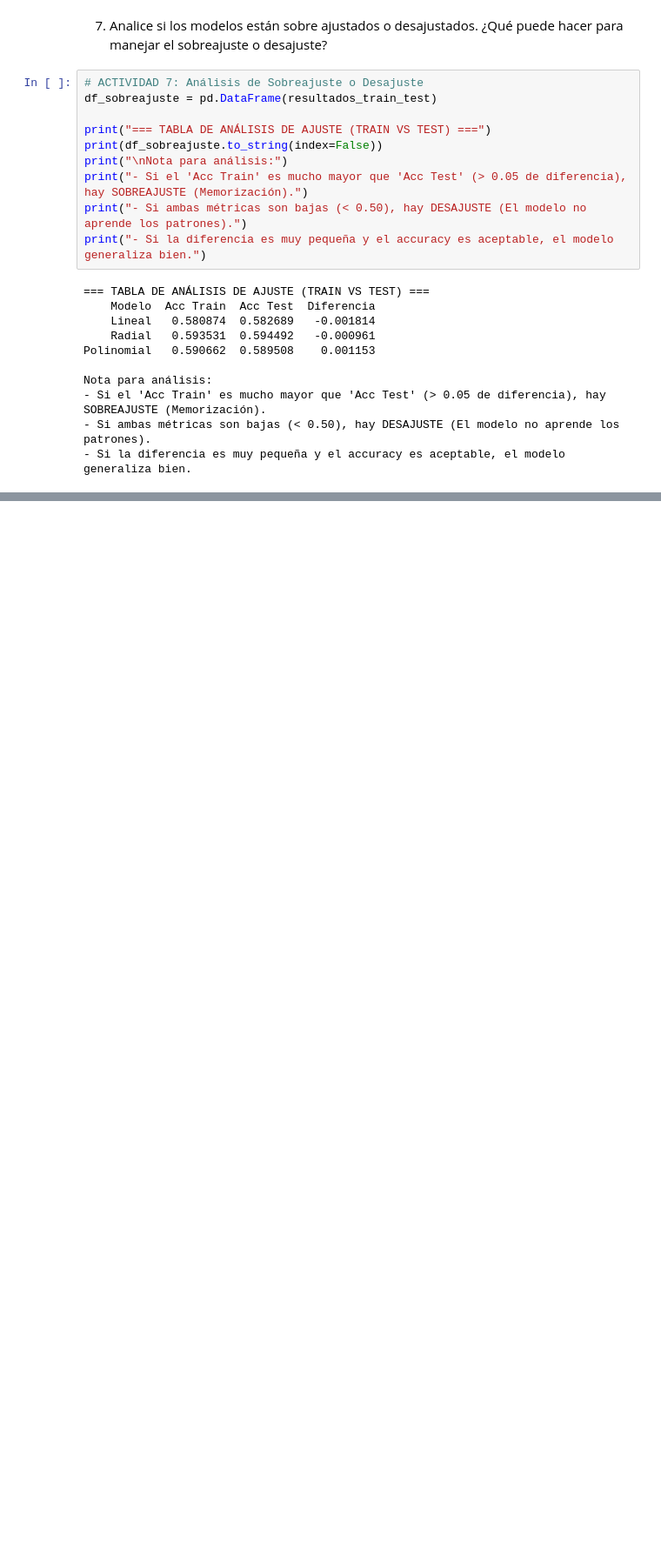
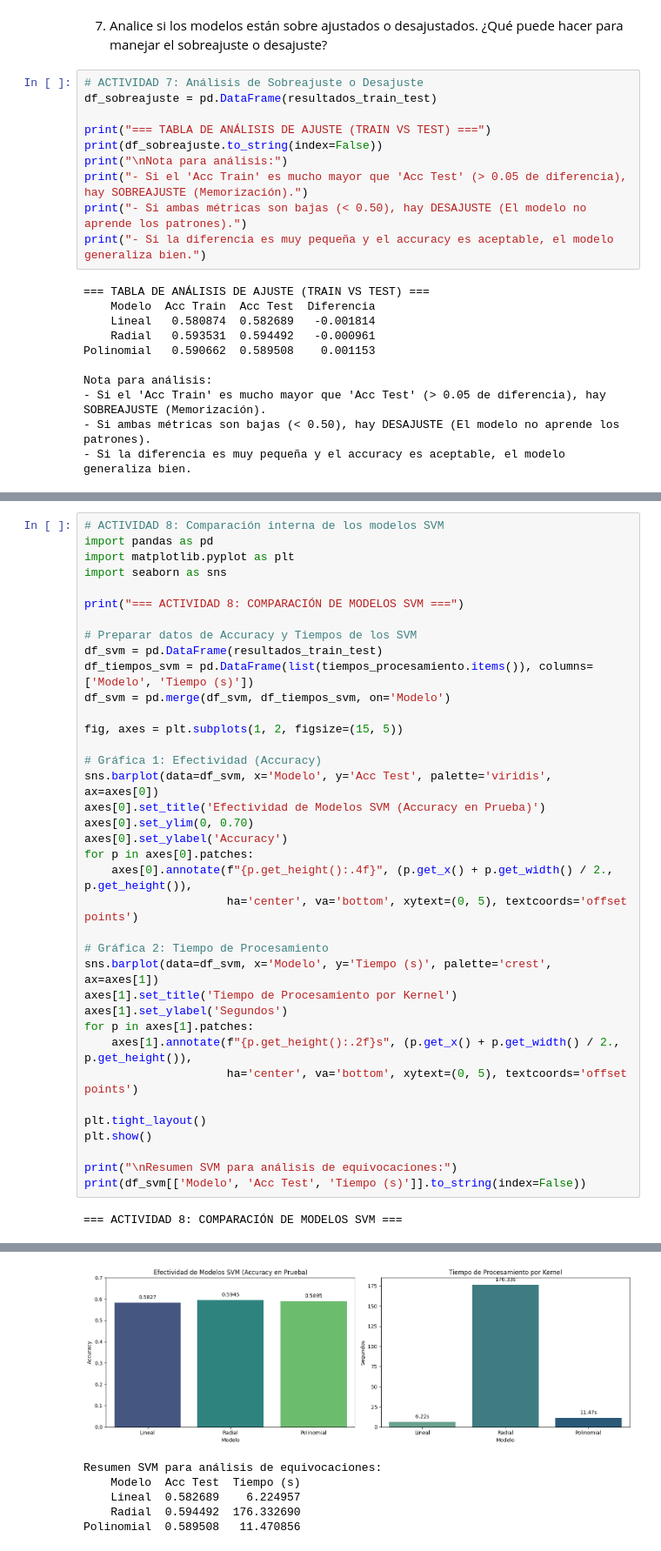
Before and after one commit to yehosuah/Lab8_MineriaDeDatos, a Jupyter notebook: AnalisisLab8.ipynb, the cells around one changed output, grey strips where cells are left out. Shown at 87% size. Drawn from its saved outputs; the diff is of its cells as text; blank space fills up the shorter version.

Commit message:
Agregar actividades 8 y 9

```diff
--- a/AnalisisLab8.ipynb
+++ b/AnalisisLab8.ipynb
@@ -229,0 +234,39 @@ Nota para análisis:
+# %%
+# ACTIVIDAD 8: Comparación interna de los modelos SVM
+import pandas as pd
+import matplotlib.pyplot as plt
+import seaborn as sns
+
+print("=== ACTIVIDAD 8: COMPARACIÓN DE MODELOS SVM ===")
+
+# Preparar datos de Accuracy y Tiempos de los SVM
+df_svm = pd.DataFrame(resultados_train_test)
+df_tiempos_svm = pd.DataFrame(list(tiempos_procesamiento.items()), columns=['Modelo', 'Tiempo (s)'])
+df_svm = pd.merge(df_svm, df_tiempos_svm, on='Modelo')
+
+fig, axes = plt.subplots(1, 2, figsize=(15, 5))
+
+# Gráfica 1: Efectividad (Accuracy)
+sns.barplot(data=df_svm, x='Modelo', y='Acc Test', palette='viridis', ax=axes[0])
+axes[0].set_title('Efectividad de Modelos SVM (Accuracy en Prueba)')
+axes[0].set_ylim(0, 0.70)
+axes[0].set_ylabel('Accuracy')
+for p in axes[0].patches:
+    axes[0].annotate(f"{p.get_height():.4f}", (p.get_x() + p.get_width() / 2., p.get_height()),
+                     ha='center', va='bottom', xytext=(0, 5), textcoords='offset points')
+
+# Gráfica 2: Tiempo de Procesamiento
+sns.barplot(data=df_svm, x='Modelo', y='Tiempo (s)', palette='crest', ax=axes[1])
+axes[1].set_title('Tiempo de Procesamiento por Kernel')
+axes[1].set_ylabel('Segundos')
+for p in axes[1].patches:
+    axes[1].annotate(f"{p.get_height():.2f}s", (p.get_x() + p.get_width() / 2., p.get_height()),
+                     ha='center', va='bottom', xytext=(0, 5), textcoords='offset points')
+
+plt.tight_layout()
+plt.show()
+
+print("\nResumen SVM para análisis de equivocaciones:")
+print(df_svm[['Modelo', 'Acc Test', 'Tiempo (s)']].to_string(index=False))
+# %% [output]
+=== ACTIVIDAD 8: COMPARACIÓN DE MODELOS SVM ===
@@ -229,0 +280,6 @@ Nota para análisis:
+[figure, added]
+Resumen SVM para análisis de equivocaciones:
+    Modelo  Acc Test  Tiempo (s)
+    Lineal  0.582689    6.224957
+    Radial  0.594492  176.332690
+Polinomial  0.589508   11.470856
```
Also changed, not shown: parts of 7 cells of this notebook.
